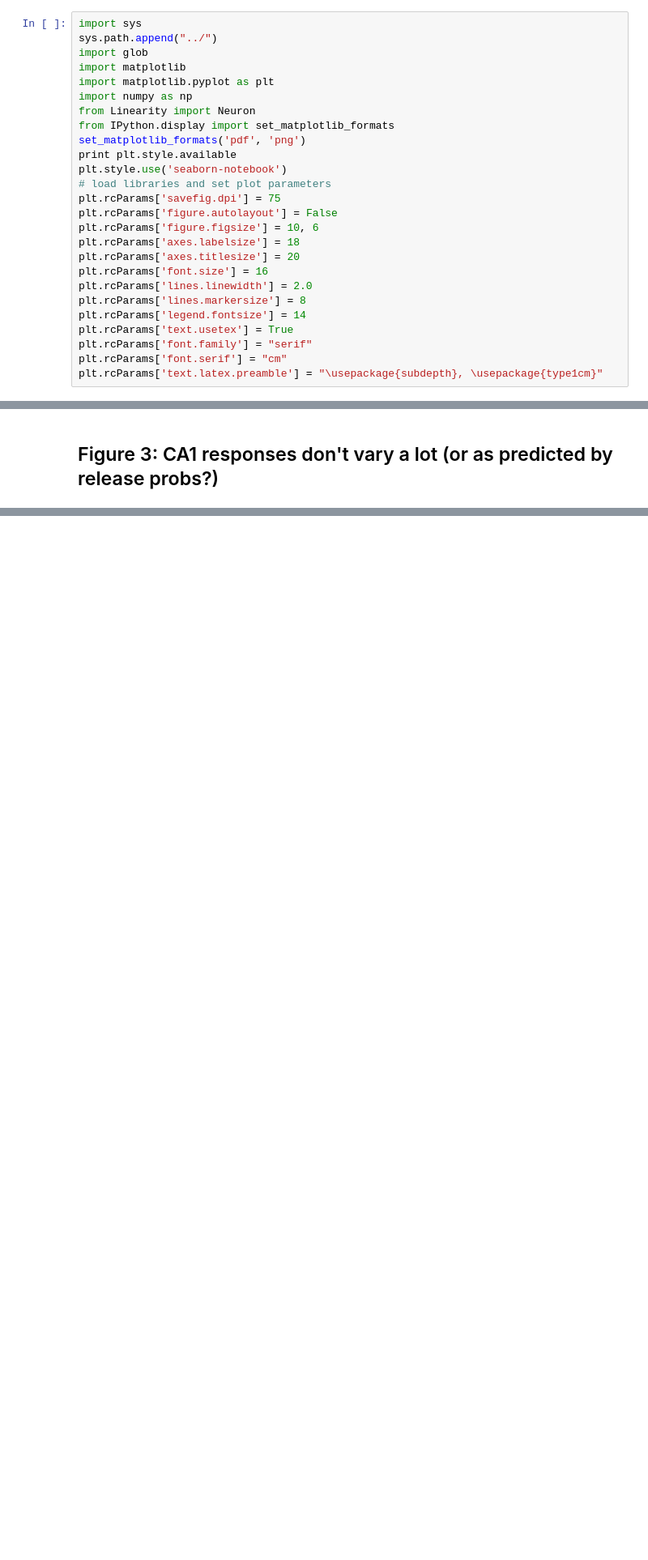
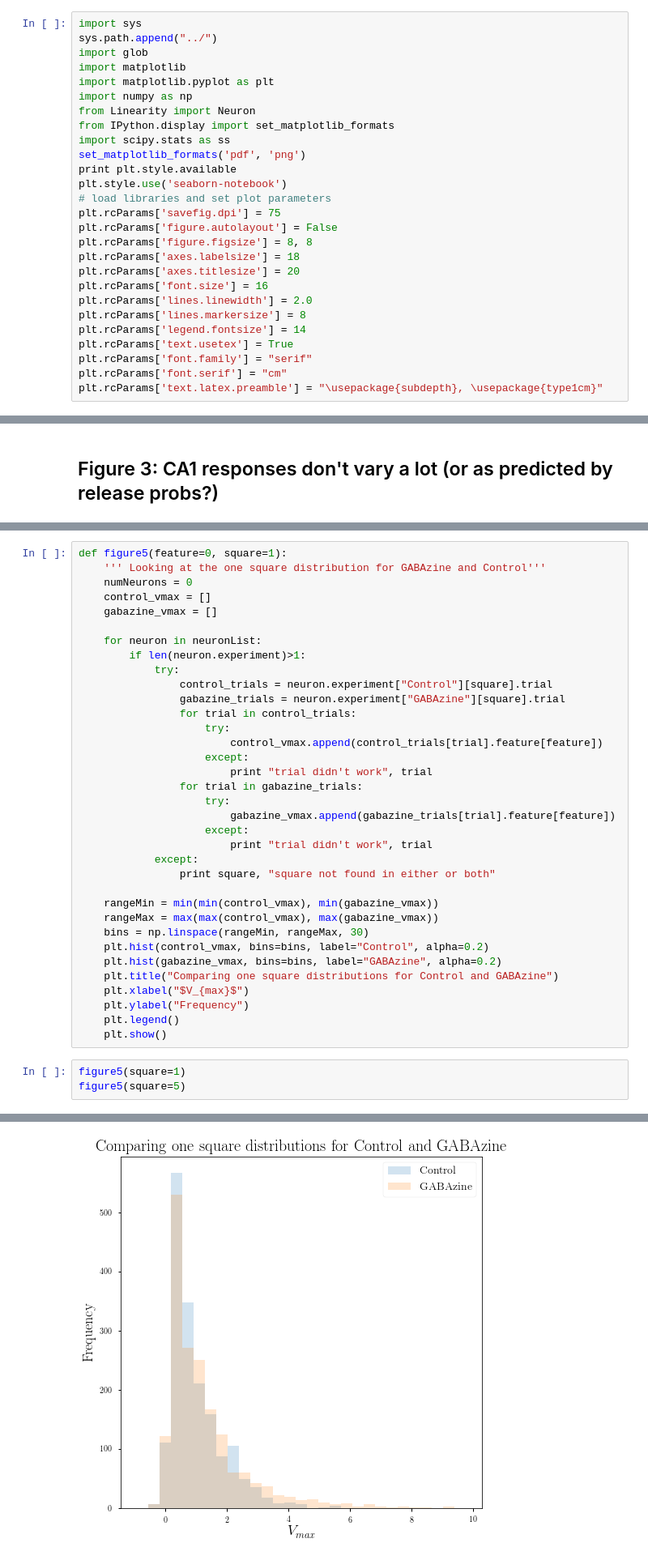
Before and after one commit to sahilm89/linearity, a Jupyter notebook: plots/Paper_Figures.ipynb, the cells around one changed output, grey strips where cells are left out. Shown at 81% size. Drawn from its saved outputs; the diff is of its cells as text; blank space fills up the shorter version.

Commit message:
Schematic and DN new fits, EI current correlations and phase plots added. Added One square comparson to Paper figures

```diff
--- a/plots/Paper_Figures.ipynb
+++ b/plots/Paper_Figures.ipynb
@@ -9,13 +9,14 @@ import matplotlib.pyplot as plt
 import numpy as np
 from Linearity import Neuron
 from IPython.display import set_matplotlib_formats
+import scipy.stats as ss
 set_matplotlib_formats('pdf', 'png')
 print plt.style.available
 plt.style.use('seaborn-notebook')
 # load libraries and set plot parameters
 plt.rcParams['savefig.dpi'] = 75
 plt.rcParams['figure.autolayout'] = False
-plt.rcParams['figure.figsize'] = 10, 6
+plt.rcParams['figure.figsize'] = 8, 8
 plt.rcParams['axes.labelsize'] = 18
 plt.rcParams['axes.titlesize'] = 20
 plt.rcParams['font.size'] = 16
@@ -281,0 +197,39 @@ Legend text: Number of cells: 49, number of points: 3880
+# %%
+def figure5(feature=0, square=1):
+    ''' Looking at the one square distribution for GABAzine and Control'''
+    numNeurons = 0
+    control_vmax = []
+    gabazine_vmax = []
+
+    for neuron in neuronList:
+        if len(neuron.experiment)>1:
+            try:
+                control_trials = neuron.experiment["Control"][square].trial
+                gabazine_trials = neuron.experiment["GABAzine"][square].trial
+                for trial in control_trials:
+                    try:
+                        control_vmax.append(control_trials[trial].feature[feature])
+                    except:
+                        print "trial didn't work", trial
+                for trial in gabazine_trials:
+                    try:
+                        gabazine_vmax.append(gabazine_trials[trial].feature[feature])
+                    except:
+                        print "trial didn't work", trial
+            except:
+                print square, "square not found in either or both"
+
+    rangeMin = min(min(control_vmax), min(gabazine_vmax))
+    rangeMax = max(max(control_vmax), max(gabazine_vmax))
+    bins = np.linspace(rangeMin, rangeMax, 30)
+    plt.hist(control_vmax, bins=bins, label="Control", alpha=0.2)
+    plt.hist(gabazine_vmax, bins=bins, label="GABAzine", alpha=0.2)
+    plt.title("Comparing one square distributions for Control and GABAzine")
+    plt.xlabel("$V_{max}$")
+    plt.ylabel("Frequency")
+    plt.legend()
+    plt.show()
+# %%
+figure5(square=1)
+figure5(square=5)
+# %% [output]
@@ -281,0 +253 @@ Legend text: Number of cells: 49, number of points: 3880
+[figure, added]
```
Also changed, not shown: parts of 19 cells of this notebook, 12 other files.
